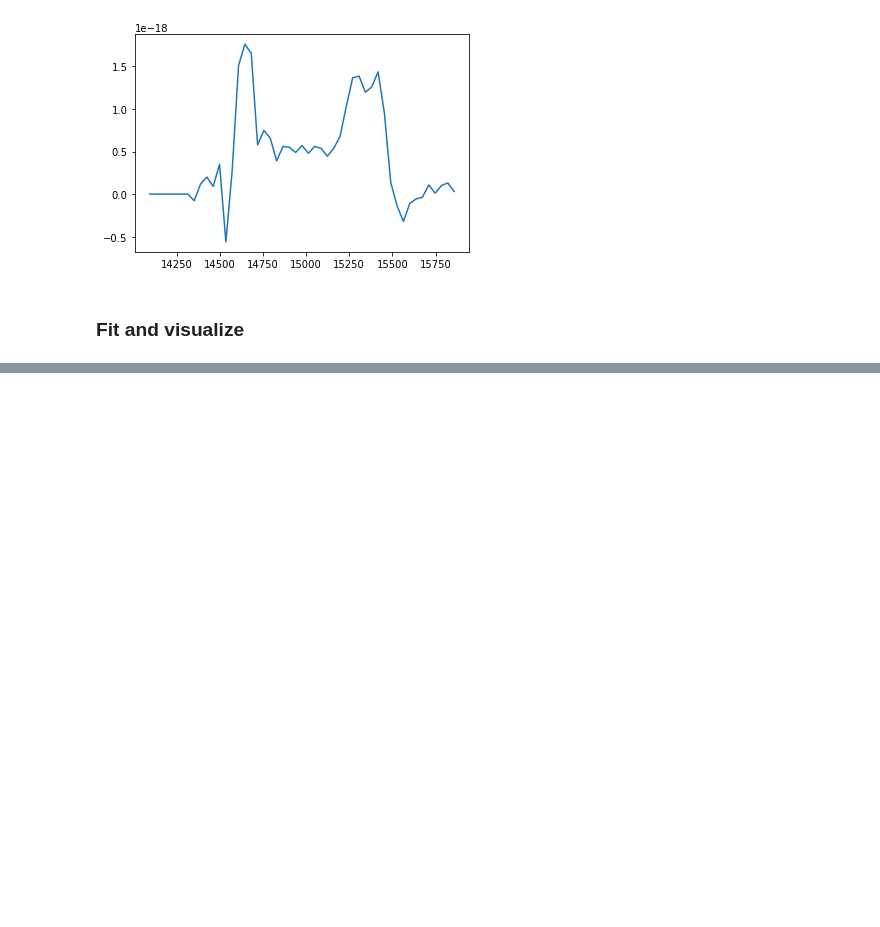
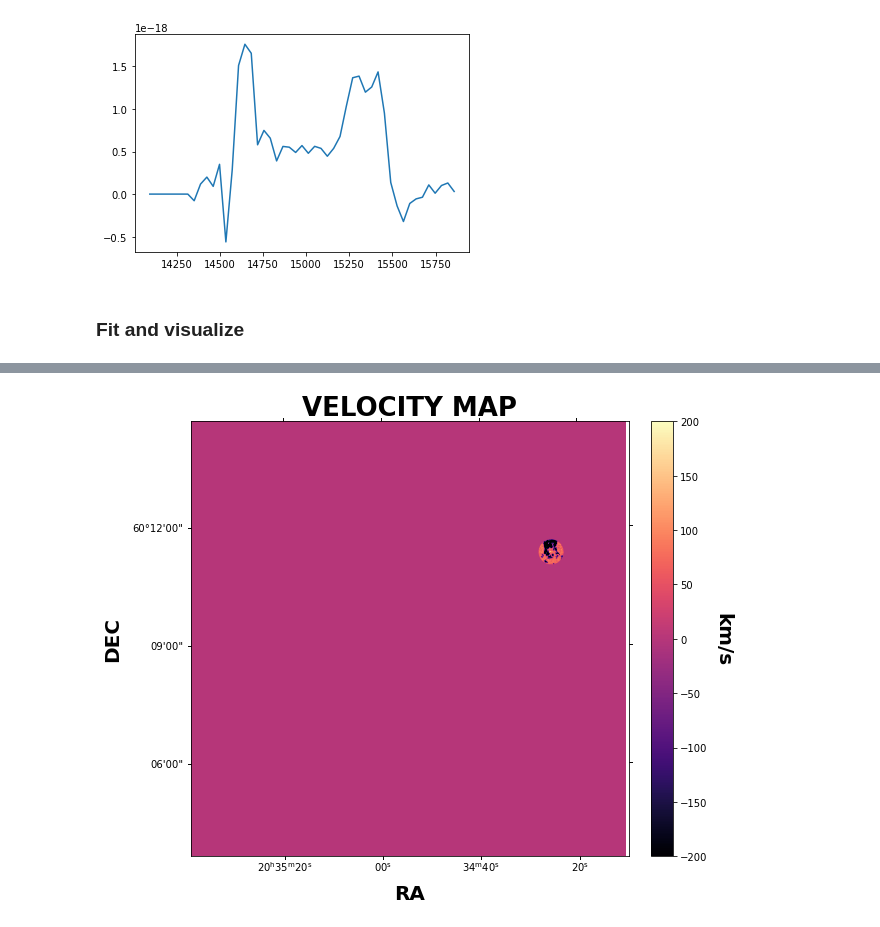
Before and after one commit to crhea93/LUCI, a Jupyter notebook: Examples/Fit-Single-Region.ipynb, the cells around one changed output, grey strips where cells are left out. Saved outputs shown, nothing was run; the diff lists cells and outputs as text; code cells hidden in the pictures; blank space fills up the shorter version.

```diff
--- a/Examples/Fit-Single-Region.ipynb
+++ b/Examples/Fit-Single-Region.ipynb
@@ -68,0 +69,4 @@ lplt.plot_map(np.log10(flux_map[:,:,1]), 'flux', cube_dir, cube.header, clims=[-
+# %%
+lplt.plot_map(velocity_map[:,:,0], 'velocity', cube_dir, cube.header, clims=[-200, 200])
+# %% [output]
+[figure, added]
```
Also changed, not shown: parts of 5 cells of this notebook, 7 other files.
